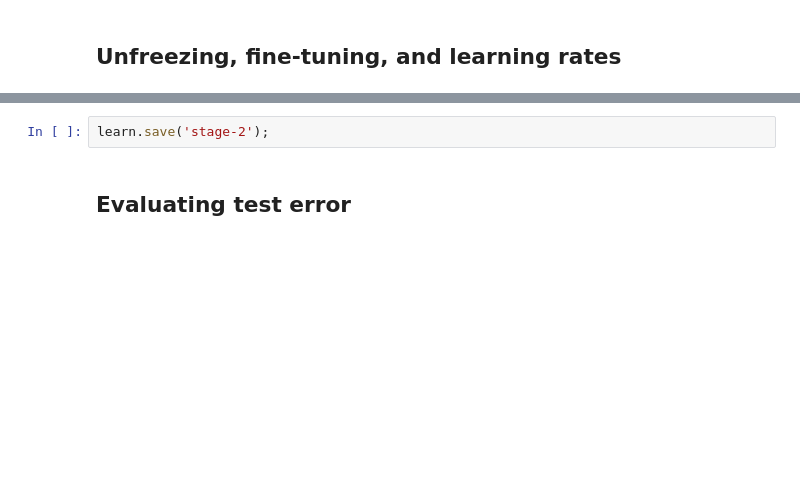
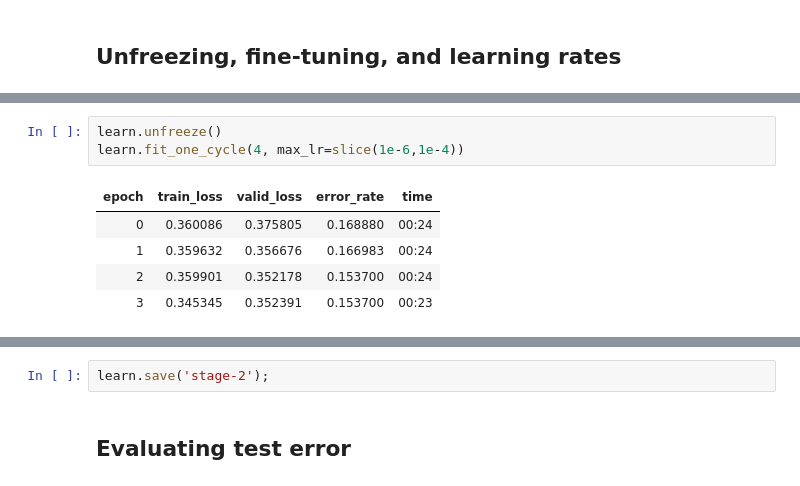
Before and after one commit to asteffen/mole-classification, a Jupyter notebook: mole_classification_fastai.ipynb, the cells around one changed output, grey strips where cells are left out. Drawn from its saved outputs; the diff is of its cells as text; blank space fills up the shorter version.

```diff
--- a/mole_classification_fastai.ipynb
+++ b/mole_classification_fastai.ipynb
@@ -287 +228,10 @@ LR Finder is complete, type {learner_name}.recorder.plot() to see the graph.
+# %%
+learn.unfreeze()
+learn.fit_one_cycle(4, max_lr=slice(1e-6,1e-4))
+# %% [output]
+| epoch | train_loss | valid_loss | error_rate | time |
+| 0 | 0.360086 | 0.375805 | 0.168880 | 00:24 |
+| 1 | 0.359632 | 0.356676 | 0.166983 | 00:24 |
+| 2 | 0.359901 | 0.352178 | 0.153700 | 00:24 |
+| 3 | 0.345345 | 0.352391 | 0.153700 | 00:23 |
 # %%
```
Also changed, not shown: parts of 23 cells of this notebook.
